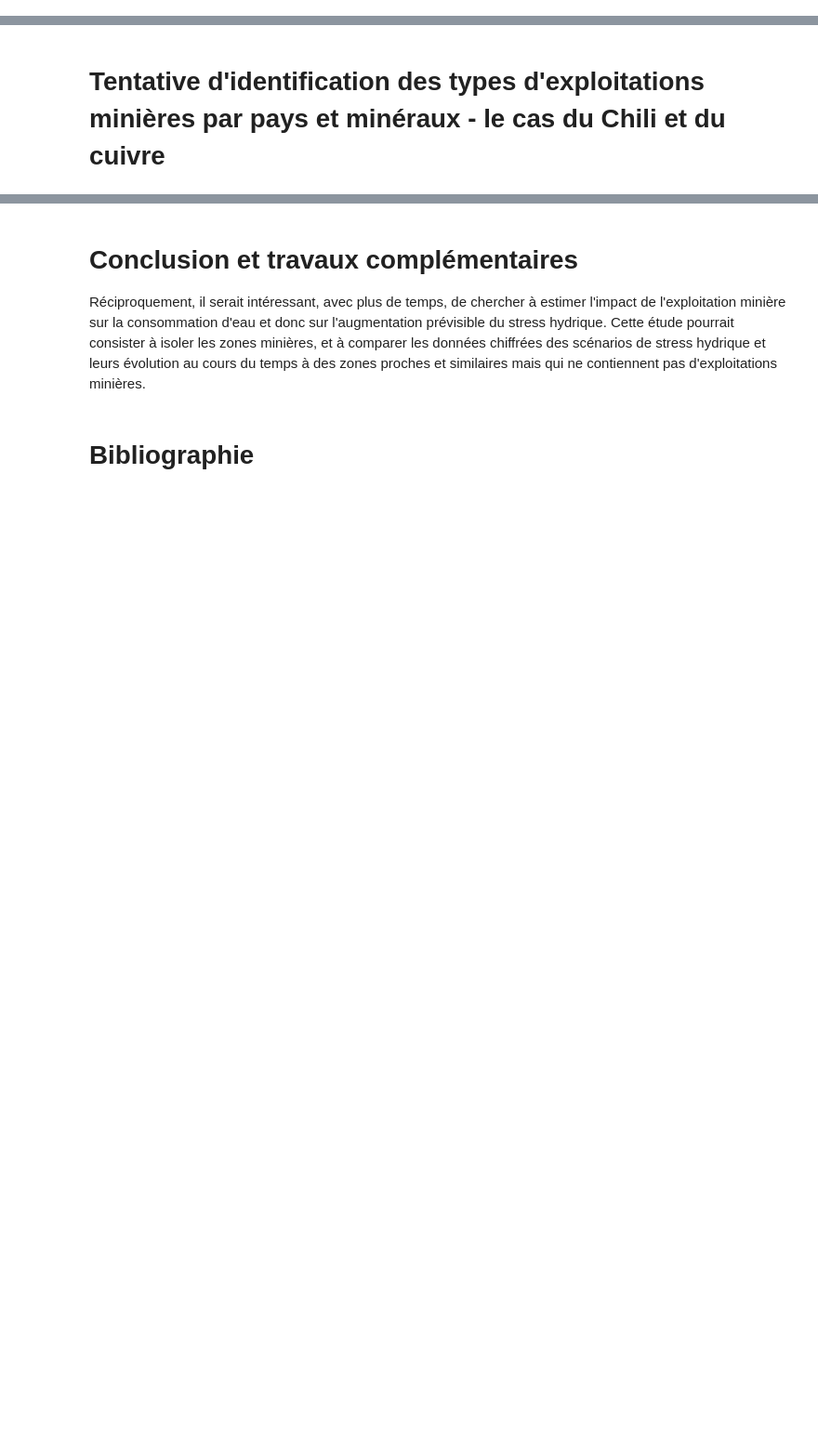
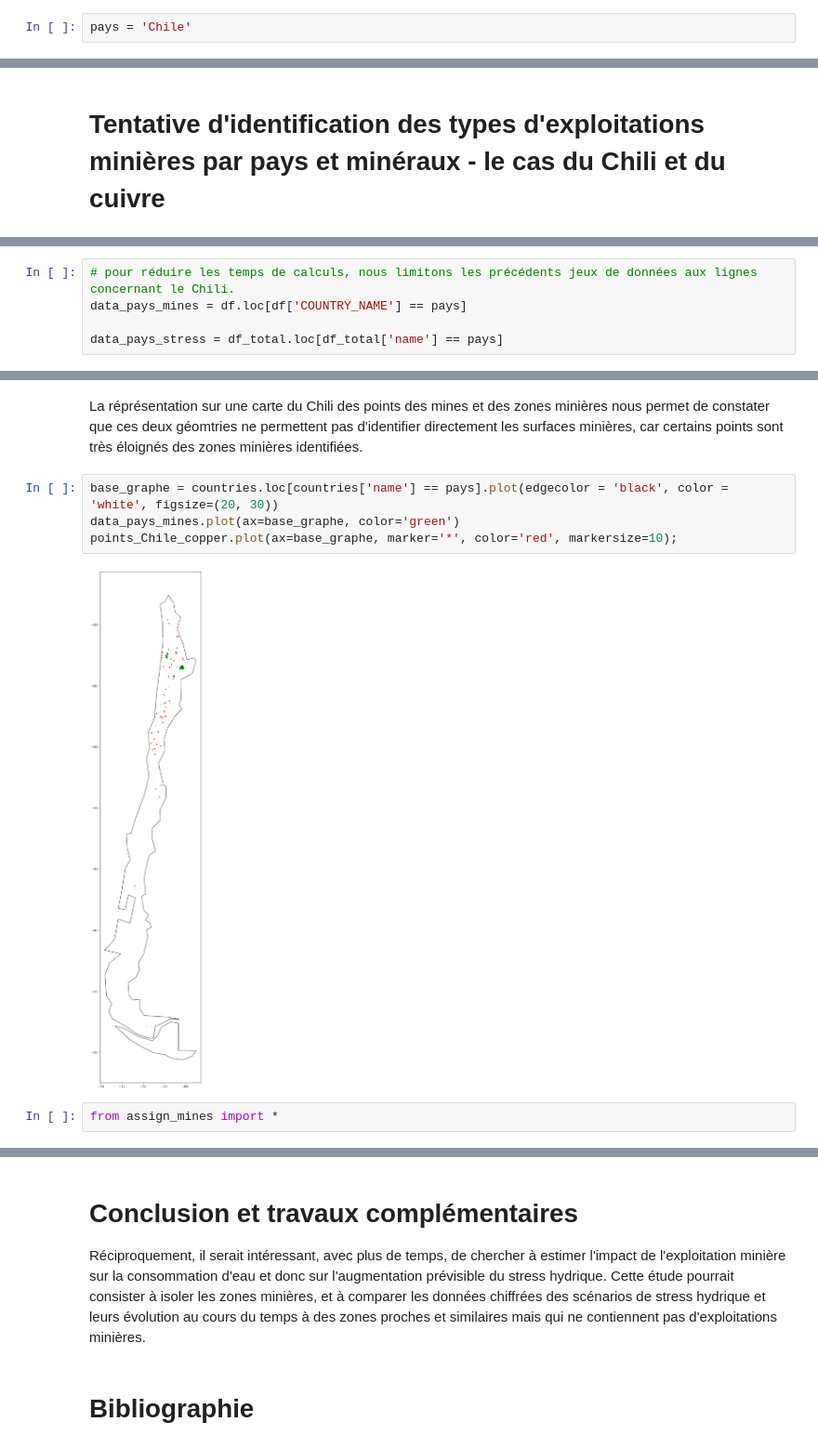
Before and after one commit to Suzie14/Mines, a Jupyter notebook: Main.ipynb, the cells around one changed output, grey strips where cells are left out. Shown at 93% size. Saved outputs shown, nothing was run; the diff lists cells and outputs as text; blank space fills up the shorter version.

```diff
--- a/Main.ipynb
+++ b/Main.ipynb
@@ -110,0 +82,2 @@ calcul_pourcentages_zones('Chile', 'ws3038tl', df_total_mining)
+# %%
+pays = 'Chile'
@@ -135,0 +162,5 @@ assign_polygons_points(test_Chile_copper, df_total, df_total_mining)
+# %%
+# pour réduire les temps de calculs, nous limitons les précédents jeux de données aux lignes concernant le Chili.
+data_pays_mines = df.loc[df['COUNTRY_NAME'] == pays]
+
+data_pays_stress = df_total.loc[df_total['name'] == pays]
@@ -135,0 +181,10 @@ assign_polygons_points(test_Chile_copper, df_total, df_total_mining)
+# %% [markdown]
+La réprésentation sur une carte du Chili des points des mines et des zones minières nous permet de constater que ces deux géomtries ne permettent pas d'identifier directement les surfaces minières, car certains points sont très éloignés des zones minières identifiées.
+# %%
+base_graphe = countries.loc[countries['name'] == pays].plot(edgecolor = 'black', color = 'white', figsize=(20, 30))
+data_pays_mines.plot(ax=base_graphe, color='green')
+points_Chile_copper.plot(ax=base_graphe, marker='*', color='red', markersize=10);
+# %% [output]
+[figure, added]
+# %%
+from assign_mines import *
```
Also changed, not shown: parts of 21 cells of this notebook.
